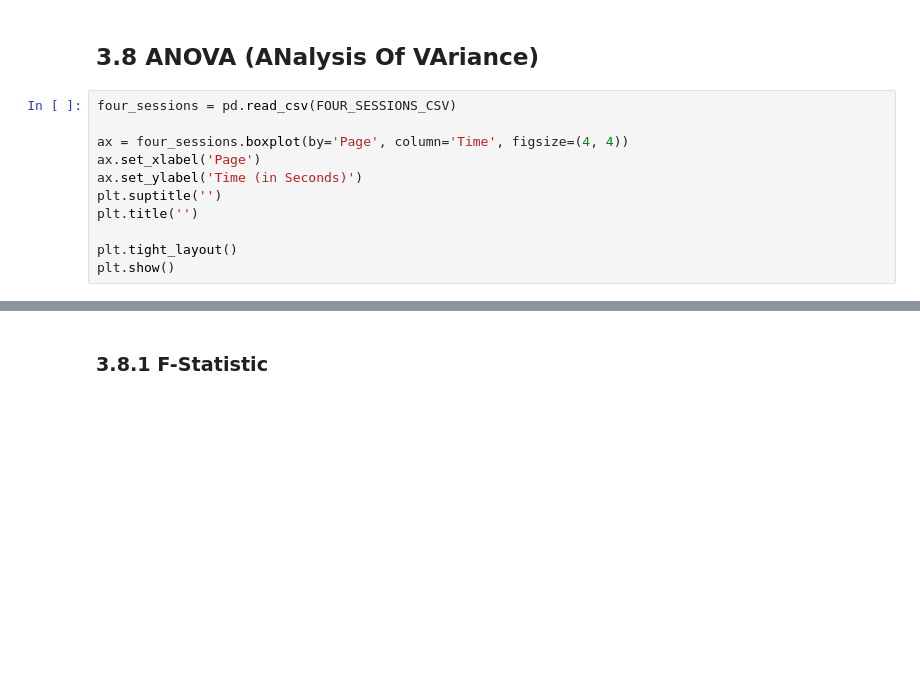
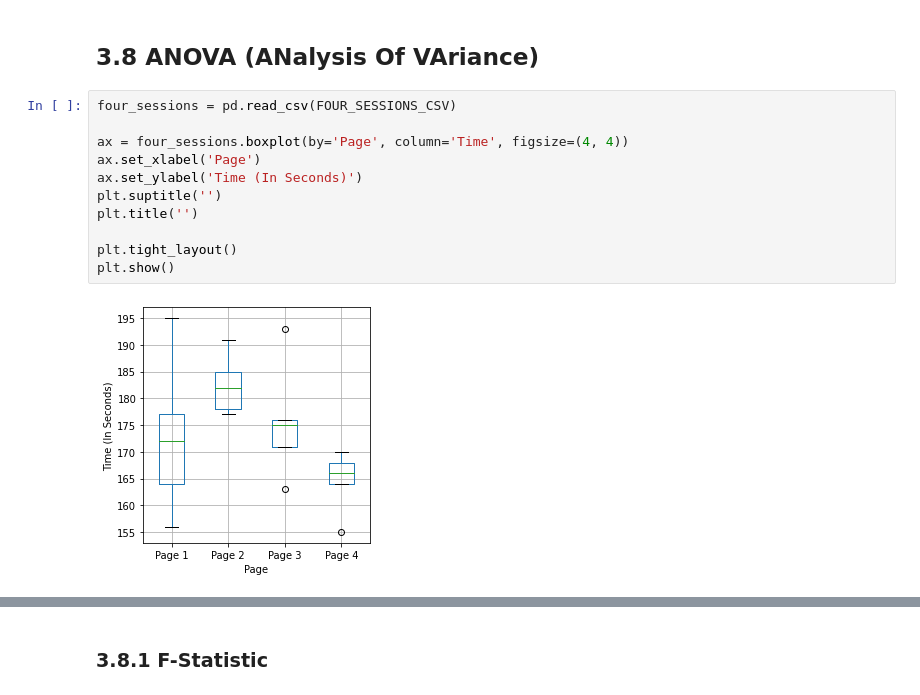
Before and after one commit to young-hwanlee/my-practical-statistics-for-data-scientists, a Jupyter notebook: Chapter_3_Statistical_Experiments_and_Significance_Testing.ipynb, the cells around one changed output, grey strips where cells are left out. Drawn from its saved outputs; the diff is of its cells as text; blank space fills up the shorter version.

```diff
--- a/Chapter_3_Statistical_Experiments_and_Significance_Testing.ipynb
+++ b/Chapter_3_Statistical_Experiments_and_Significance_Testing.ipynb
@@ -137,13 +301,15 @@ print(f'p-value: {pvalue:.4f}')
 # %%
 four_sessions = pd.read_csv(FOUR_SESSIONS_CSV)
 
 ax = four_sessions.boxplot(by='Page', column='Time', figsize=(4, 4))
 ax.set_xlabel('Page')
-ax.set_ylabel('Time (in Seconds)')
+ax.set_ylabel('Time (In Seconds)')
 plt.suptitle('')
 plt.title('')
 
 plt.tight_layout()
 plt.show()
+# %% [output]
+[figure, added]
 # %%
 print(pd.read_csv(FOUR_SESSIONS_CSV).head())
```
Also changed, not shown: parts of 33 cells of this notebook.
